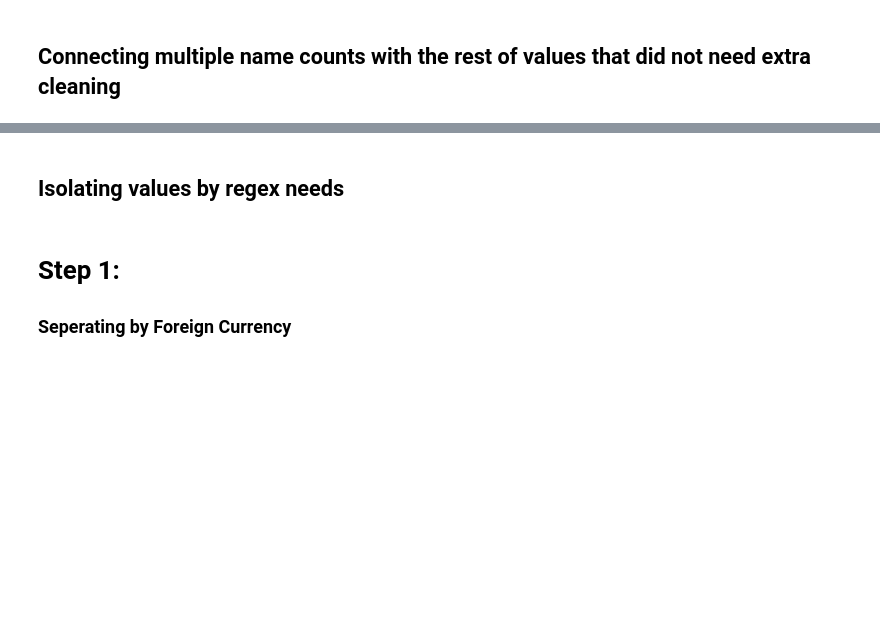
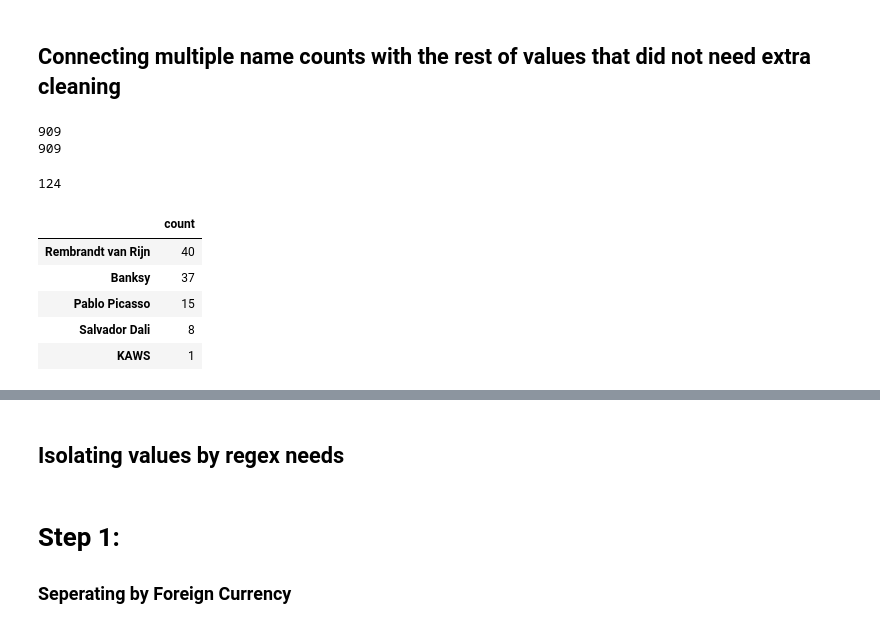
Before and after one commit to jeremiah-toribio/art-of-data, a Jupyter notebook: workbook.ipynb, the cells around one changed output, grey strips where cells are left out. Cells and saved outputs as stored; diff of their text form; code cells hidden in the pictures; blank space fills up the shorter version.

```diff
--- a/workbook.ipynb
+++ b/workbook.ipynb
@@ -319,0 +438,22 @@ print(len(new_body))
+# %%
+print(len(new_body))
+
+# new_body.extend(add_ins)
+# Convert each item to a set of words
+set_new_body = [set(item.split()) for item in new_body]
+set_add_ins = [set(item.split()) for item in add_ins]
+
+# Find items in new_body that are not similar to any item in add_ins
+unique_items = [item for item, s in zip(new_body, set_new_body) if s not in set_add_ins]
+
+# Merge unique items from new_body with add_ins
+merged_list = unique_items + add_ins
+
+print(len(new_body))
+# %% [output]
+909
+909
+# %%
+len(add_ins)
+# %% [output]
+124
@@ -319,0 +469,9 @@ print(len(new_body))
+# %%
+pd.DataFrame([count_addins], index=['count']).T.sort_values(by='count',ascending=False)
+# %% [output]
+|  | count |
+| Rembrandt van Rijn | 40 |
+| Banksy | 37 |
+| Pablo Picasso | 15 |
+| Salvador Dali | 8 |
+| KAWS | 1 |
```
Also changed, not shown: parts of 21 cells of this notebook.
